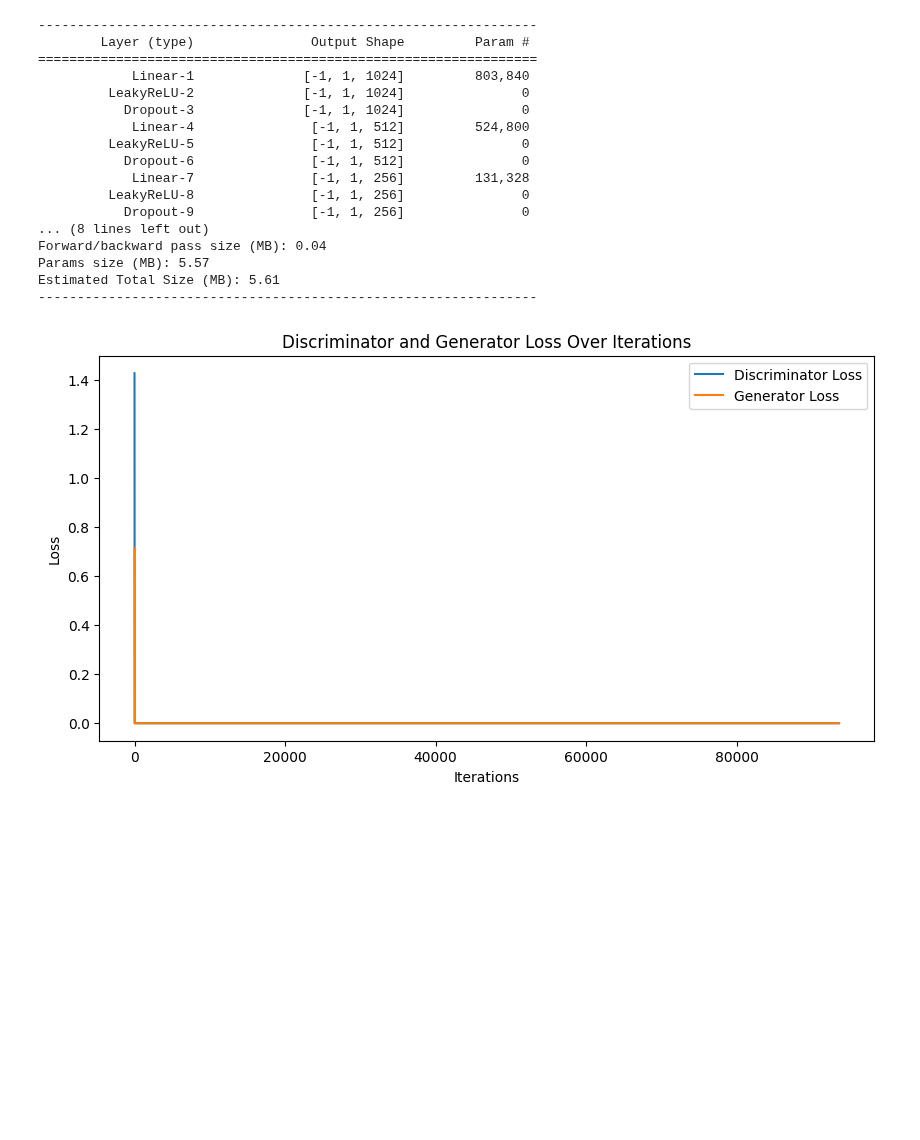
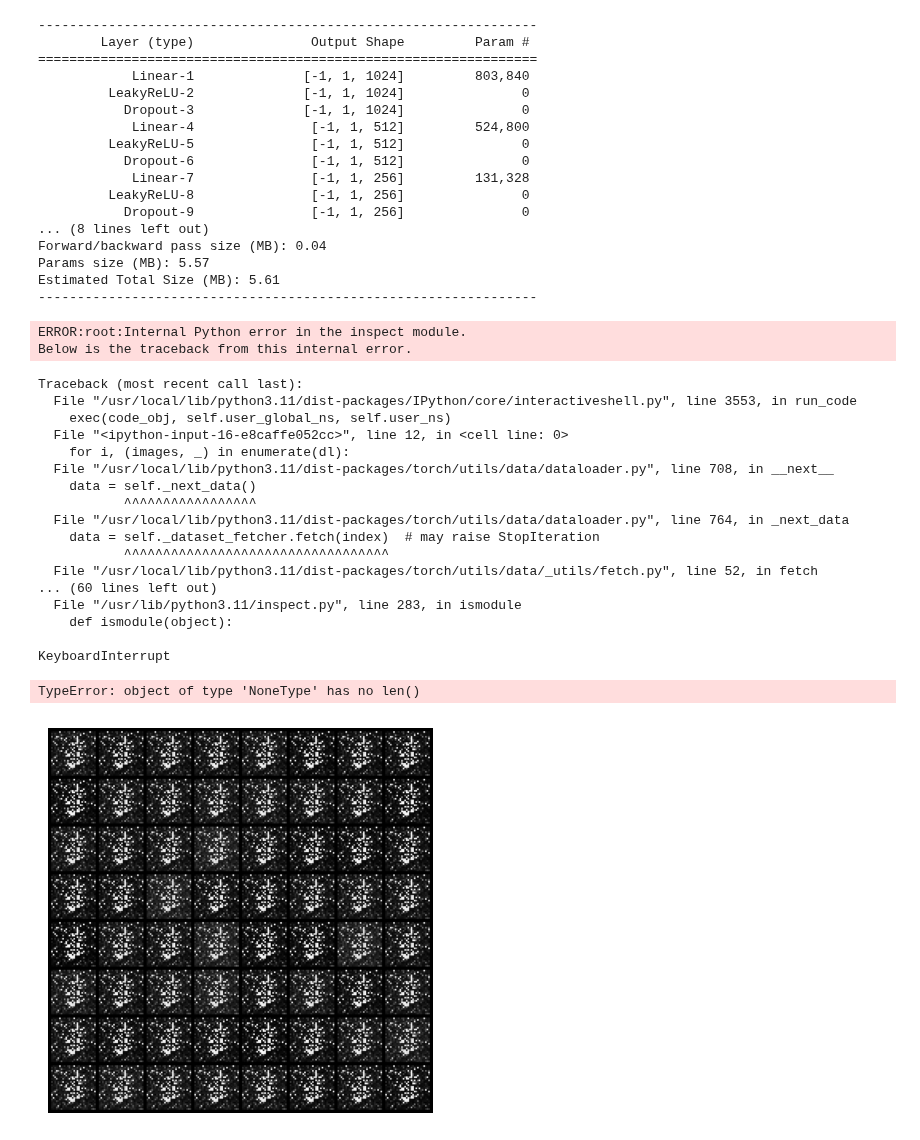
Before and after one commit to prijall/DeepLearning, a Jupyter notebook: Generating_Handwritten_Digits.ipynb, the cells around one changed output. Saved outputs shown, nothing was run; the diff lists cells and outputs as text; code cells hidden in the pictures; blank space fills up the shorter version.

```diff
--- a/Generating_Handwritten_Digits.ipynb
+++ b/Generating_Handwritten_Digits.ipynb
@@ -148,33 +148,78 @@ def generator_train_step(fake_data):
 import matplotlib.pyplot as plt
 
 num_epochs = 200
-d_losses = []
-g_losses = []
+d_loss_list = []
+g_loss_list = []
 
 for epoch in range(num_epochs):
     N = len(dl)
+    d_loss_epoch = 0
+    g_loss_epoch = 0
+
     for i, (images, _) in enumerate(dl):
         real_data = images.view(len(images), -1).to(device)
         fake_data = generator(noise(len(real_data))).to(device)
         fake_data = fake_data.detach()
+
         d_loss = discriminator_train_step(real_data, fake_data)
-
-        # Generating a new set of fake images from noisy data
         fake_data = generator(noise(len(real_data))).to(device)
         g_loss = generator_train_step(fake_data)
 
-        # Record losses
-        d_losses.append(d_loss.item())
-        g_losses.append(g_loss.item())
+        d_loss_epoch += d_loss.item()
+        g_loss_epoch += g_loss.item()
 
-# Plot losses over increasing epochs
-plt.figure(figsize=(10, 5))
-plt.plot(d_losses, label="Discriminator Loss")
-plt.plot(g_losses, label="Generator Loss")
-plt.xlabel("Iterations")
-plt.ylabel("Loss")
-plt.title("Discriminator and Generator Loss Over Iterations")
+        print(f'Epoch [{epoch+1}/{num_epochs}], Step [{i+1}/{N}], d_loss: {d_loss.item():.4f}, g_loss: {g_loss.item():.4f}', end='\r')
+
+    avg_d_loss = d_loss_epoch / N
+    avg_g_loss = g_loss_epoch / N
+    d_loss_list.append(avg_d_loss)
+    g_loss_list.append(avg_g_loss)
+
+    print(f'\nEpoch [{epoch+1}/{num_epochs}] - Avg d_loss: {avg_d_loss:.4f}, Avg g_loss: {avg_g_loss:.4f}')
+
+# Plot losses
+plt.plot(range(1, num_epochs+1), d_loss_list, label='d_loss')
+plt.plot(range(1, num_epochs+1), g_loss_list, label='g_loss')
+plt.xlabel('Epochs')
+plt.ylabel('Loss')
 plt.legend()
 plt.show()
 # %% [output]
-[figure, removed]
+ERROR:root:Internal Python error in the inspect module.
+Below is the traceback from this internal error.
+Traceback (most recent call last):
+  File "/usr/local/lib/python3.11/dist-packages/IPython/core/interactiveshell.py", line 3553, in run_code
+    exec(code_obj, self.user_global_ns, self.user_ns)
+  File "<ipython-input-16-e8caffe052cc>", line 12, in <cell line: 0>
+    for i, (images, _) in enumerate(dl):
+  File "/usr/local/lib/python3.11/dist-packages/torch/utils/data/dataloader.py", line 708, in __next__
+    data = self._next_data()
+           ^^^^^^^^^^^^^^^^^
+  File "/usr/local/lib/python3.11/dist-packages/torch/utils/data/dataloader.py", line 764, in _next_data
+    data = self._dataset_fetcher.fetch(index)  # may raise StopIteration
+           ^^^^^^^^^^^^^^^^^^^^^^^^^^^^^^^^^^
+  File "/usr/local/lib/python3.11/dist-packages/torch/utils/data/_utils/fetch.py", line 52, in fetch
+... (60 lines left out)
+  File "/usr/lib/python3.11/inspect.py", line 283, in ismodule
+    def ismodule(object):
+
+KeyboardInterrupt
+TypeError: object of type 'NoneType' has no len()
+# %%
+from torchvision.utils import make_grid
+
+z = torch.randn(64, 100).to(device)
+sample_images = generator(z).data.cpu().view(64, 1, 28, 28)
+grid = make_grid(sample_images, nrow=8, normalize=True)
+
+# Function to display the image
+def show(img, sz=5):
+    plt.figure(figsize=(sz, sz))
+    plt.imshow(img.numpy(), cmap="gray")
+    plt.axis("off")
+    plt.show()
+
+# Show the generated images
+show(grid.cpu().detach().permute(1, 2, 0), sz=5)
+# %% [output]
+[figure, added]
```
